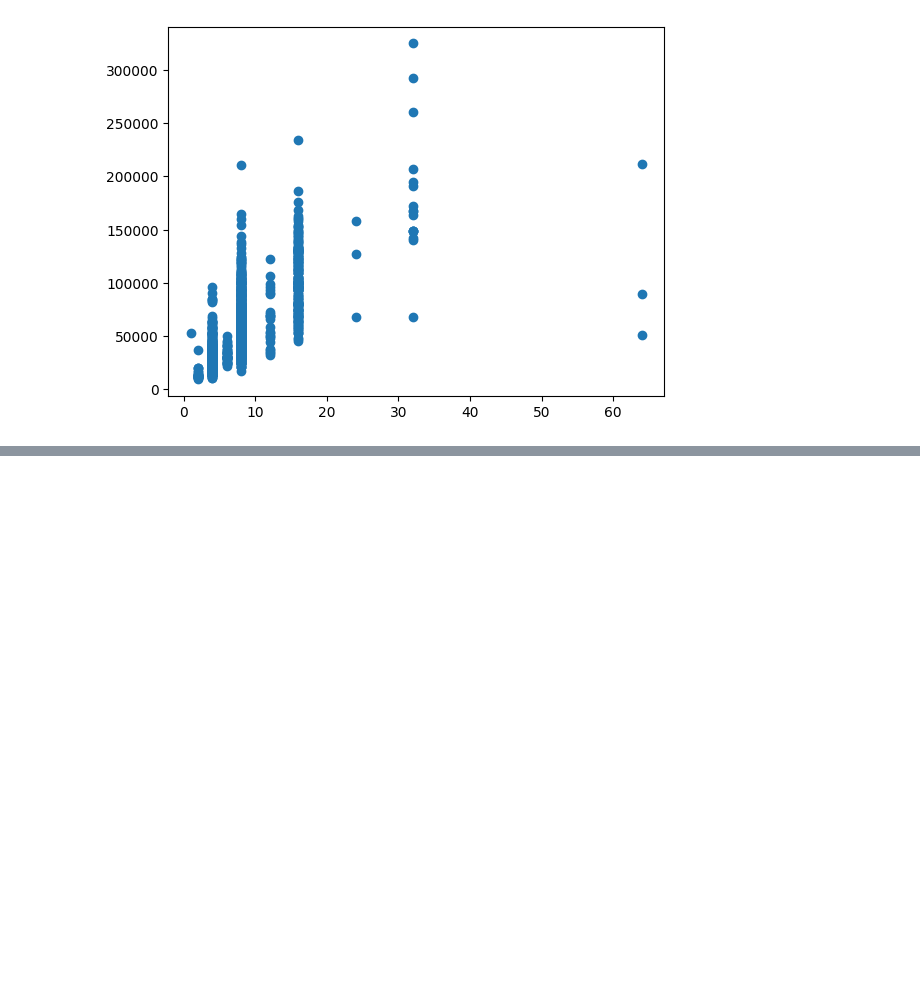
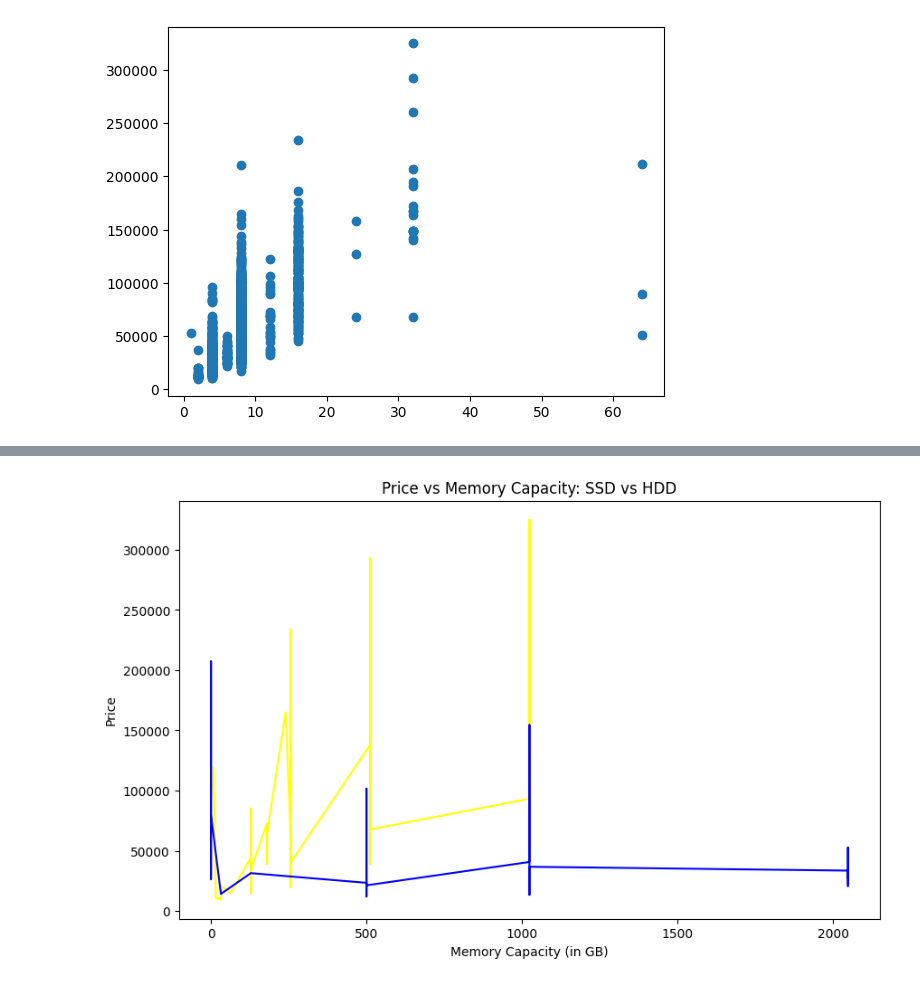
Before and after one commit to GaddamJhushiketh/project, a Jupyter notebook: Laptop_Price_ Analysis.ipynb, the cells around one changed output, grey strips where cells are left out. Saved outputs shown, nothing was run; the diff lists cells and outputs as text; code cells hidden in the pictures; blank space fills up the shorter version.

```diff
--- a/Laptop_Price_ Analysis.ipynb
+++ b/Laptop_Price_ Analysis.ipynb
@@ -279,0 +361,19 @@ plt.show()
+# %%
+ssd_data = data[data['Storage_Type'].str.contains('SSD', case=False, na=False)]
+hdd_data = data[data['Storage_Type'].str.contains('HDD', case=False, na=False)]
+# %%
+def get_memory(row):
+  if "+" in row:
+    return 0
+  memory_str=row.lower().strip()
+  memory = re.search(r'(\d+(?:\.\d+)?)\s*(gb|tb)', memory_str)
+  size = float(memory.group(1))
+  #print(size)
+  unit = memory.group(2)
+  #print(unit)
+  if 'tb' in unit:
+    size = size*1024
+  return size
+# %%
+ssd_data['Memory_Capacity']=ssd_data['Memory'].apply(get_memory)
+hdd_data['Memory_Capacity']=hdd_data['Memory'].apply(get_memory)
@@ -279,0 +394,18 @@ plt.show()
+# %%
+ssd_data_sorted = ssd_data.sort_values(by='Memory_Capacity')
+hdd_data_sorted = hdd_data.sort_values(by='Memory_Capacity')
+# %%
+plt.figure(figsize=(10, 6))
+# Plotting SSD data
+plt.plot(ssd_data_sorted['Memory_Capacity'], ssd_data_sorted['Price'], label='SSD', color='yellow')
+
+# Plotting HDD data
+plt.plot(hdd_data_sorted['Memory_Capacity'], hdd_data_sorted['Price'], label='HDD', color='blue')
+
+plt.title('Price vs Memory Capacity: SSD vs HDD')
+plt.xlabel('Memory Capacity (in GB)')
+plt.ylabel('Price')
+
+plt.show()
+# %% [output]
+[figure, added]
```
Also changed, not shown: parts of 18 cells of this notebook.
